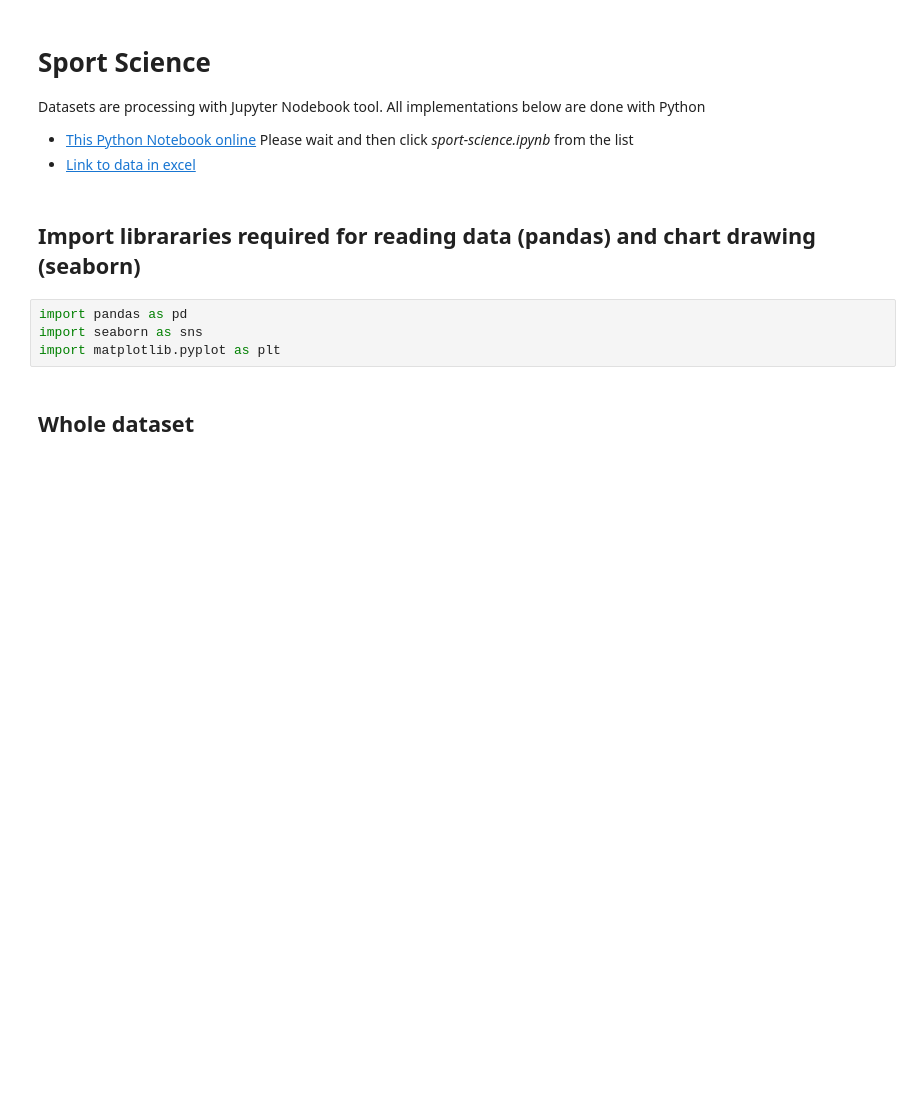
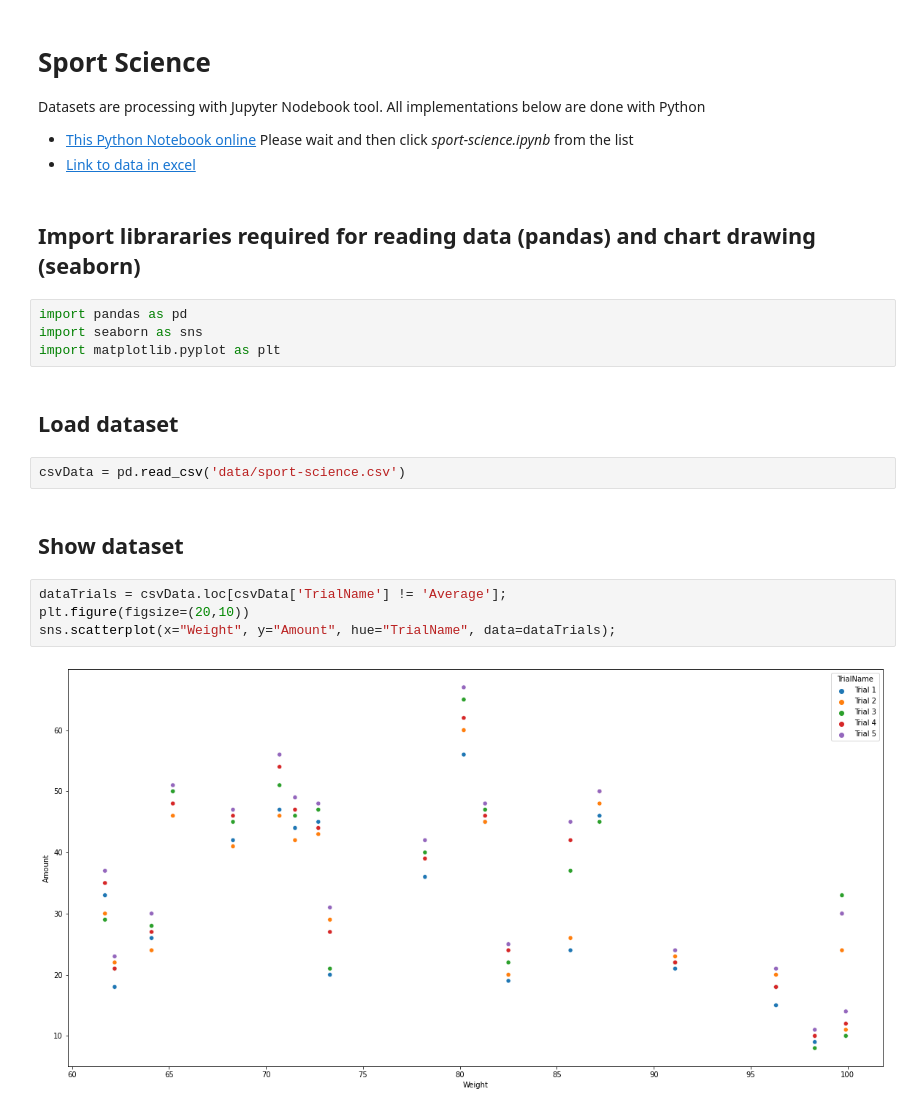
Before and after one commit to staszekj/jakub-sport-science, a Jupyter notebook: sport-science.ipynb, the cells around one changed output. Saved outputs shown, nothing was run; the diff lists cells and outputs as text; blank space fills up the shorter version.

```diff
--- a/sport-science.ipynb
+++ b/sport-science.ipynb
@@ -11,4 +11,14 @@ import pandas as pd
 import seaborn as sns
 import matplotlib.pyplot as plt
 # %% [markdown]
-## Whole dataset
+## Load dataset
+# %%
+csvData = pd.read_csv('data/sport-science.csv')
+# %% [markdown]
+## Show dataset
+# %%
+dataTrials = csvData.loc[csvData['TrialName'] != 'Average'];
+plt.figure(figsize=(20,10))
+sns.scatterplot(x="Weight", y="Amount", hue="TrialName", data=dataTrials);
+# %% [output]
+[figure, added]
```
Also changed, not shown: parts of 9 cells of this notebook, 1 other file.
